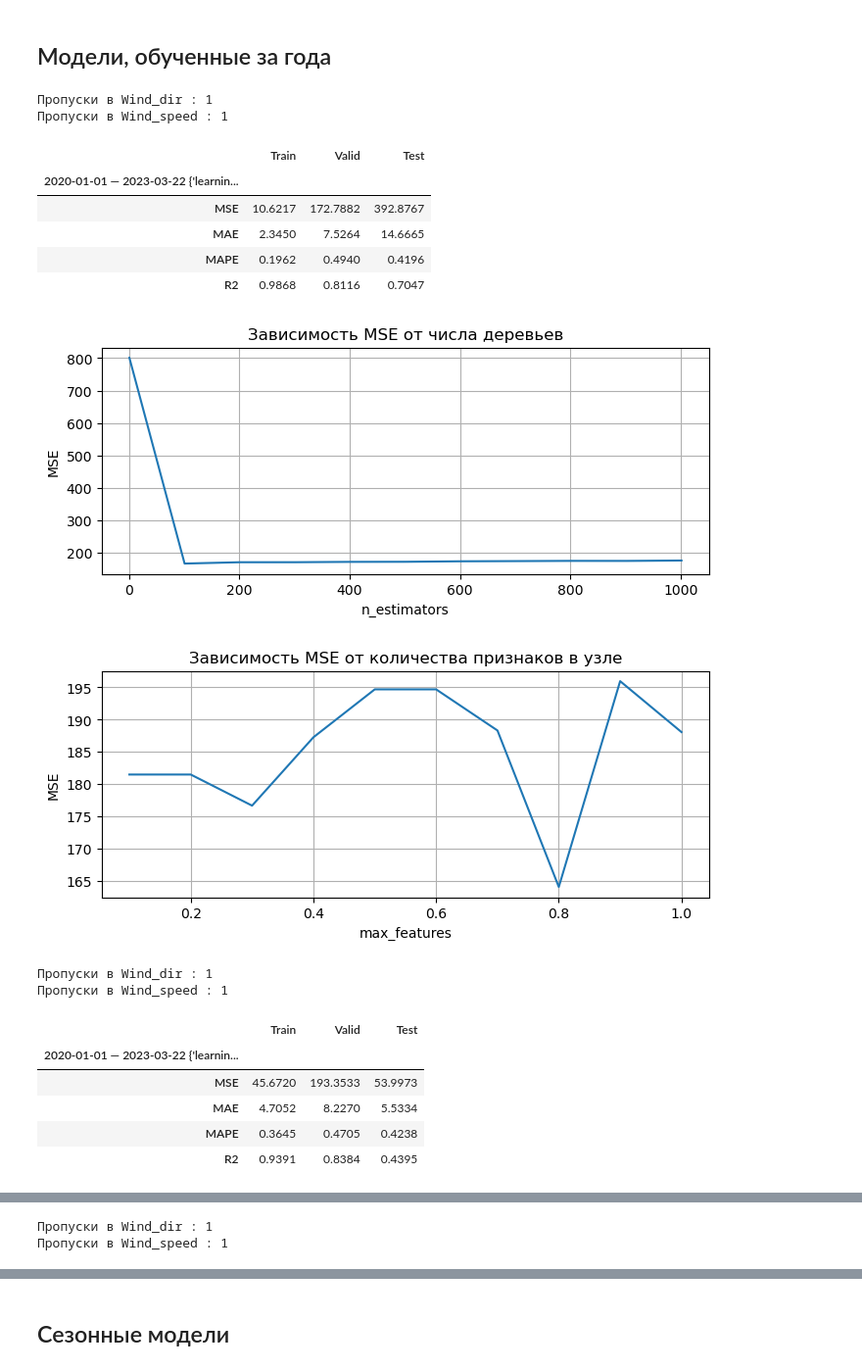
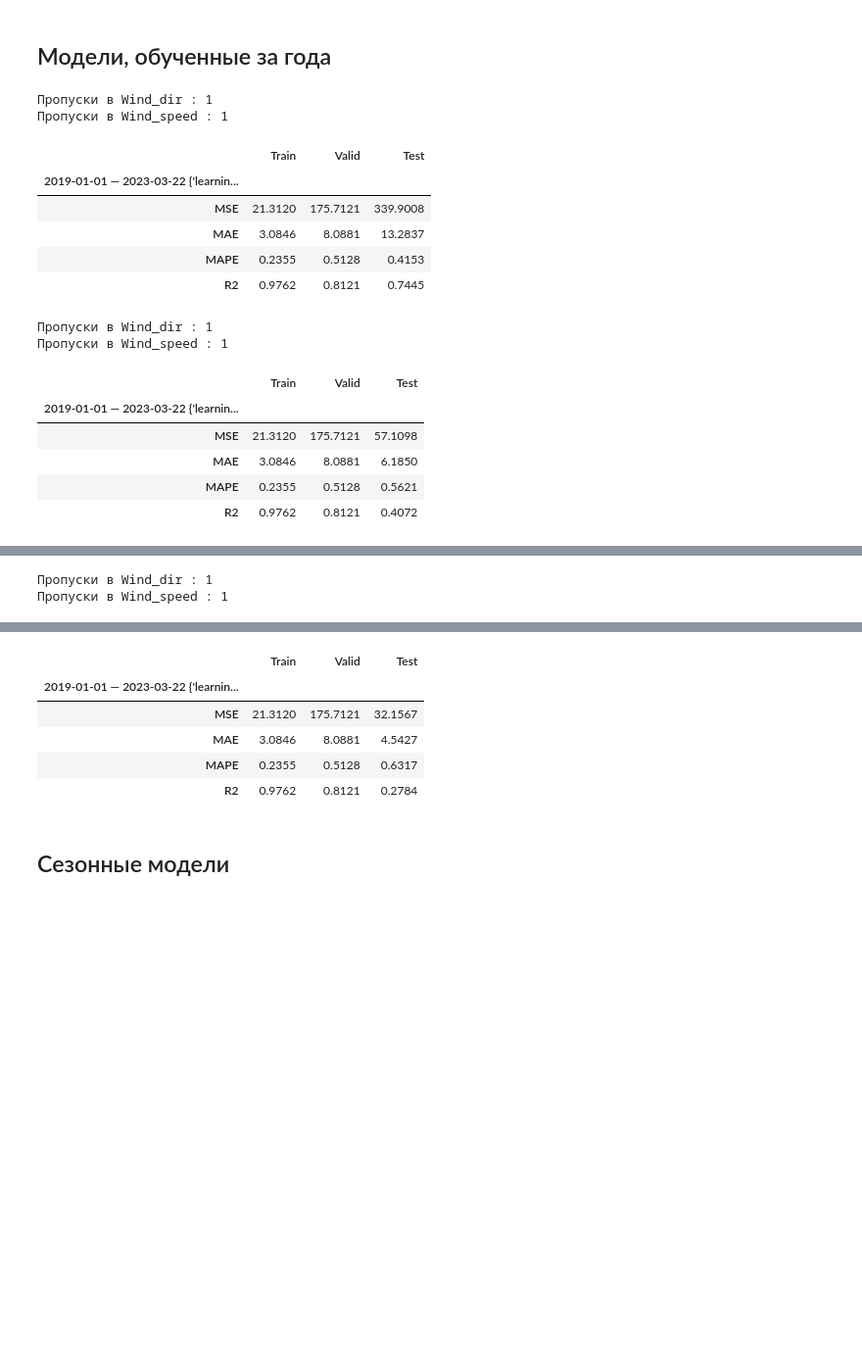
Before and after one commit to Nikita-Lev/Forecasting-PM-2.5-in-the-atmosphere-of-Krasnoyarsk, a Jupyter notebook: XGBoost/XGBoost.ipynb, the cells around one changed output, grey strips where cells are left out. Shown at 98% size. Cells and saved outputs as stored; diff of their text form; code cells hidden in the pictures; blank space fills up the shorter version.

```diff
--- a/XGBoost/XGBoost.ipynb
+++ b/XGBoost/XGBoost.ipynb
@@ -17,9 +20,9 @@ district = 'Mean'
 #savePath = 'Results/Results RF large periods.xlsx'
 # %%
 params = {
-    'n_estimators': np.linspace(1, 1000, 5).round().astype('int'),
+    'n_estimators': np.linspace(251, 1000, 3).round().astype('int'),
     'max_depth' : [2, 3],
-    'learning_rate' : [0.05, 0.1],
+    'learning_rate' : [0.05, 0.1, 0.15, 0.2, 0.5],
     'max_features': np.linspace(0.1, 1, 5),
     'subsample': [0.5, 1.0],
 }
@@ -36,27 +48,24 @@ params
 model = GradientBoostingRegressor(random_state = 100)
 # %%
 # Срез данных от begin до end
-begin, end = '2020-01-01', '2023-04-06'
+begin, end = '2019-01-01', '2023-04-06'
 
 for season in ['winters', 'springs', 'summers', 'autumns']:
-    test_index = pd.read_csv(f"../data/test_index.csv", sep = ';', dayfirst=True, parse_dates = [season])[season].values
-    ModelProcessing(model, sensor, fill, district, begin, end, season = '', test_index = test_index, params = params, gridSearch = True, paramDependencies = True, plotRes = False, featImp = False)
+    ModelProcessing(model, sensor, fill, district, begin, end, seasonModel = '', season_test = season, params = params, gridSearch = True, paramDependencies = False, plotRes = False, featImp = False)
 # %% [output]
 Пропуски в Wind_dir : 1
 Пропуски в Wind_speed : 1
 |  | Train | Valid | Test |
-| 2020-01-01 — 2023-03-22 {'learnin... |  |  |  |
-| MSE | 10.6217 | 172.7882 | 392.8767 |
-| MAE | 2.3450 | 7.5264 | 14.6665 |
-| MAPE | 0.1962 | 0.4940 | 0.4196 |
-| R2 | 0.9868 | 0.8116 | 0.7047 |
+| 2019-01-01 — 2023-03-22 {'learnin... |  |  |  |
+| MSE | 21.3120 | 175.7121 | 339.9008 |
+| MAE | 3.0846 | 8.0881 | 13.2837 |
+| MAPE | 0.2355 | 0.5128 | 0.4153 |
+| R2 | 0.9762 | 0.8121 | 0.7445 |
-[figure, removed]
-[figure, removed]
 Пропуски в Wind_dir : 1
 Пропуски в Wind_speed : 1
 |  | Train | Valid | Test |
-| 2020-01-01 — 2023-03-22 {'learnin... |  |  |  |
-| MSE | 45.6720 | 193.3533 | 53.9973 |
-| MAE | 4.7052 | 8.2270 | 5.5334 |
-| MAPE | 0.3645 | 0.4705 | 0.4238 |
-| R2 | 0.9391 | 0.8384 | 0.4395 |
+| 2019-01-01 — 2023-03-22 {'learnin... |  |  |  |
+| MSE | 21.3120 | 175.7121 | 57.1098 |
+| MAE | 3.0846 | 8.0881 | 6.1850 |
+| MAPE | 0.2355 | 0.5128 | 0.5621 |
+| R2 | 0.9762 | 0.8121 | 0.4072 |
@@ -76,3 +82,9 @@ for season in ['winters', 'springs', 'summers', 'autumns']:
+|  | Train | Valid | Test |
+| 2019-01-01 — 2023-03-22 {'learnin... |  |  |  |
+| MSE | 21.3120 | 175.7121 | 32.1567 |
+| MAE | 3.0846 | 8.0881 | 4.5427 |
+| MAPE | 0.2355 | 0.5128 | 0.6317 |
+| R2 | 0.9762 | 0.8121 | 0.2784 |
 # %% [markdown]
 ## Сезонные модели
 # %%
```
Also changed, not shown: parts of 5 cells of this notebook, 2 other files.
